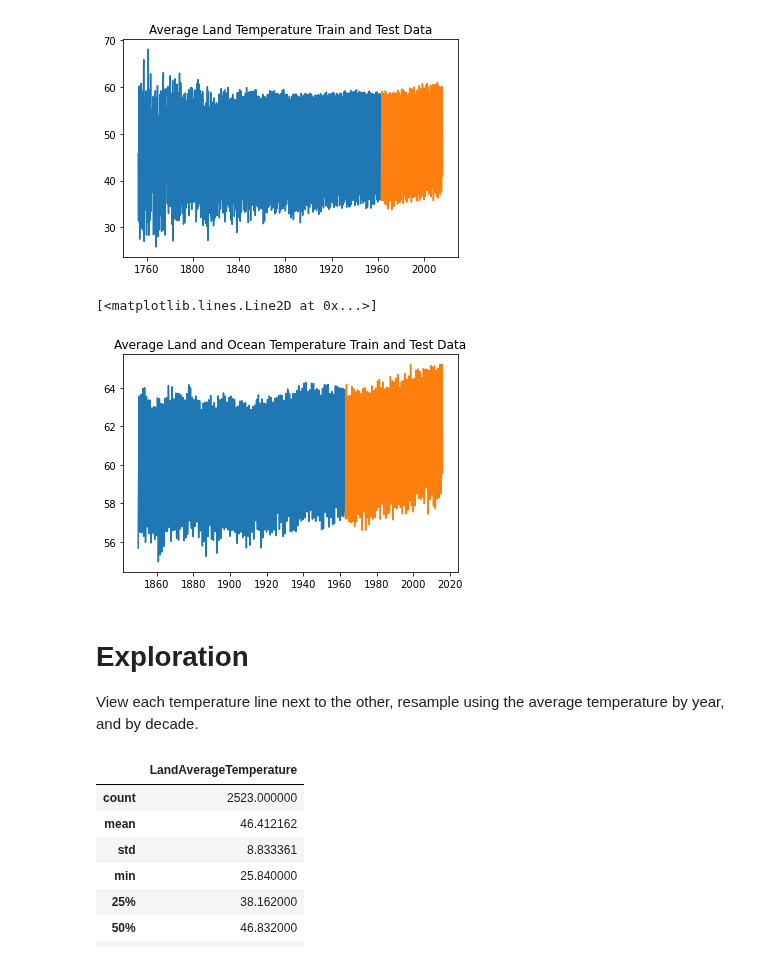
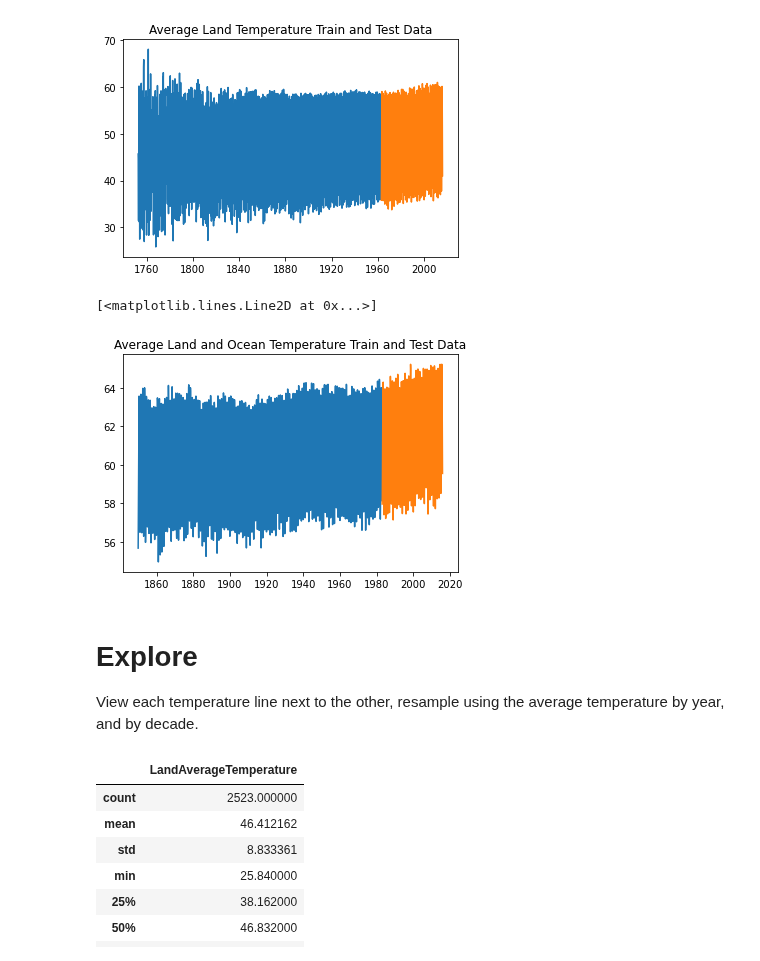
Before and after one commit to Johndsalas/earths_temperature_time_series, a Jupyter notebook: main_notebook.ipynb, the cells around one changed output. Cells and saved outputs as stored; diff of their text form; code cells hidden in the pictures.

Commit message:
finished exploration next is modeling

```diff
--- a/main_notebook.ipynb
+++ b/main_notebook.ipynb
@@ -225,19 +225,19 @@ plt.plot(test_land.index, test_land.LandAverageTemperature)
 # %%
 train_size = .80
 n = df_lo.shape[0]
 test_start_index = round(train_size * n)
 
-train_ocean = df_lo[:'1962-12-01']
-test_ocean = df_lo['1963-01-01':]
+train_ocean = df_lo[:'1982-12-01']
+test_ocean = df_lo['1983-01-01':]
 
 plt.title("Average Land and Ocean Temperature Train and Test Data")
 plt.plot(train_ocean.index, train_ocean.LandAndOceanAverageTemperature)
 plt.plot(test_ocean.index, test_ocean.LandAndOceanAverageTemperature)
 # %% [output]
 [<matplotlib.lines.Line2D at 0x...>]
-[figure, old version]
+[figure, new version]
 # %% [markdown]
-# Exploration
+# Explore
 
 View each temperature line next to the other, resample using the average temperature by year, and by decade.
 # %%
```
Also changed, not shown: parts of 9 cells of this notebook.
